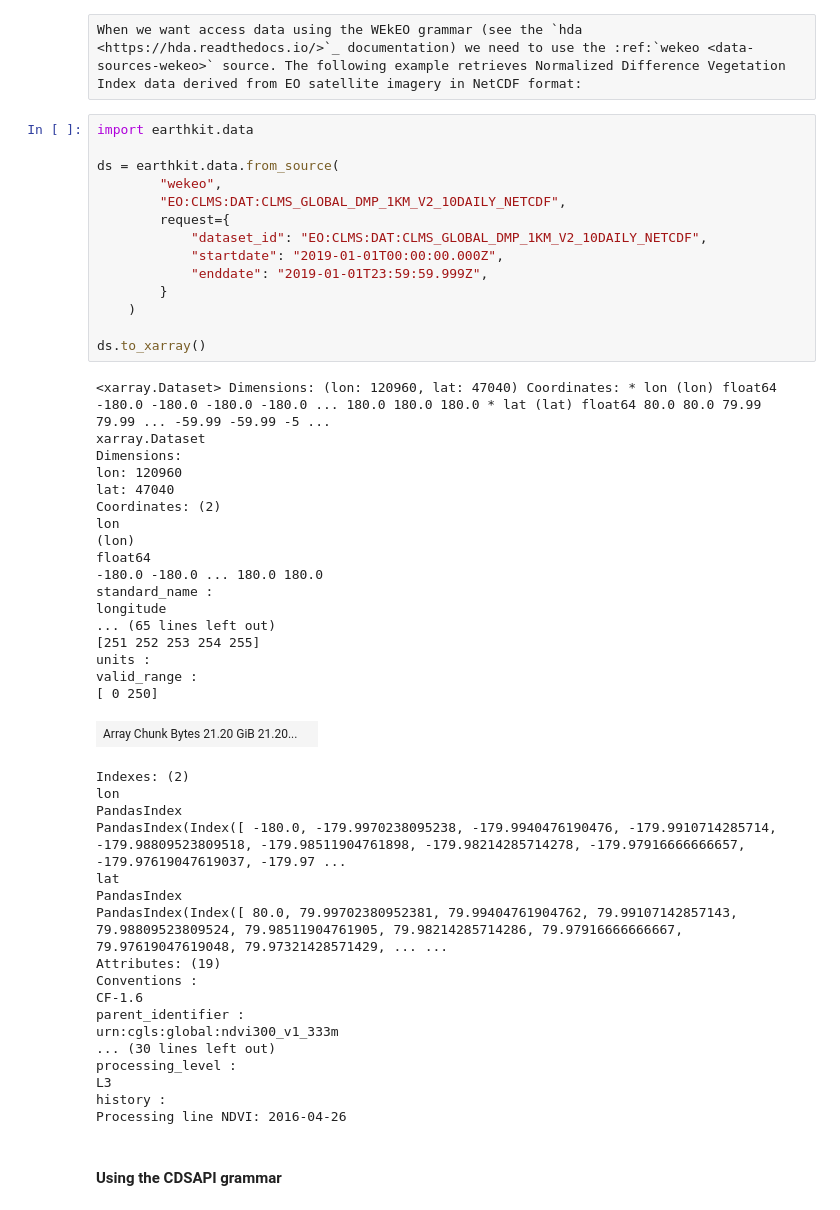
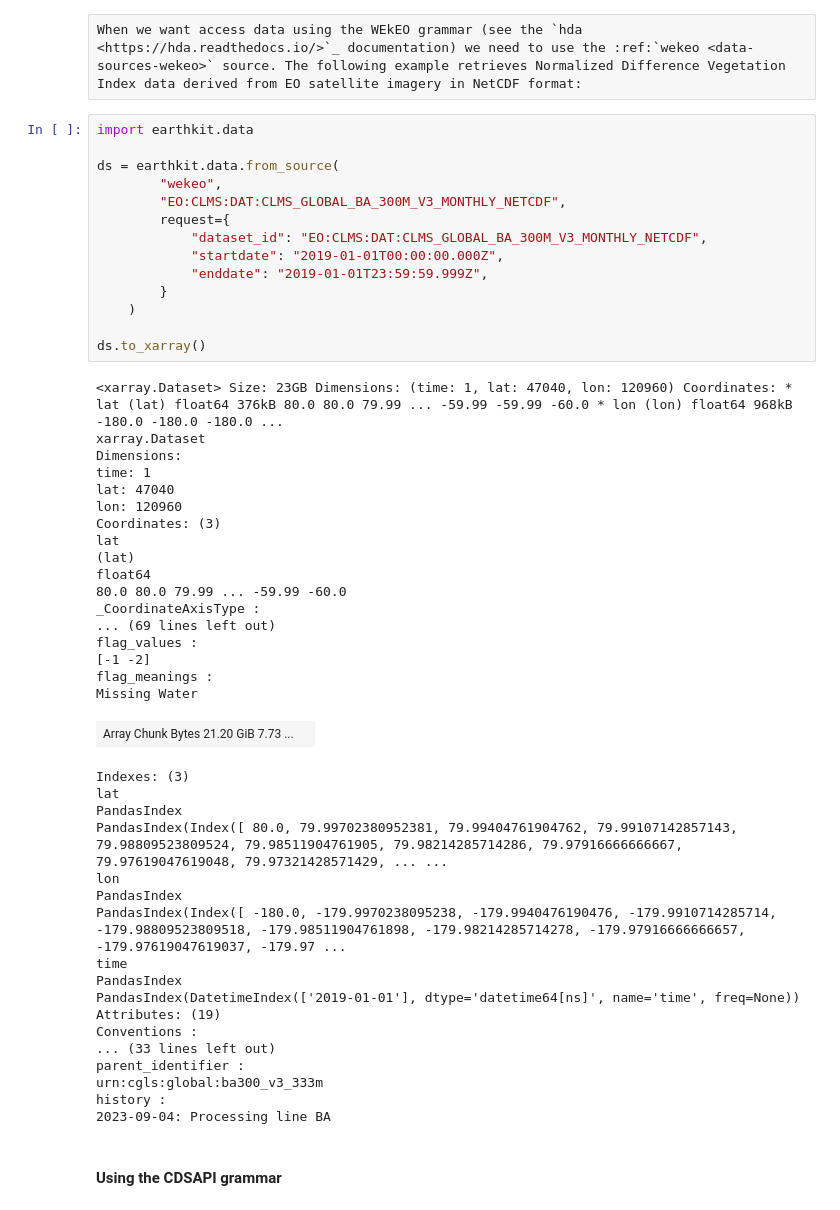
Before and after one commit to ecmwf/earthkit-data, a Jupyter notebook: docs/examples/wekeo.ipynb, the cells around one changed output. Saved outputs shown, nothing was run; the diff lists cells and outputs as text.

```diff
--- a/docs/examples/wekeo.ipynb
+++ b/docs/examples/wekeo.ipynb
@@ -9,53 +9,53 @@ When we want access data using the WEkEO grammar (see the `hda <https://hda.read
 # %%
 import earthkit.data
 
 ds = earthkit.data.from_source(
         "wekeo",
-        "EO:CLMS:DAT:CLMS_GLOBAL_DMP_1KM_V2_10DAILY_NETCDF",
+        "EO:CLMS:DAT:CLMS_GLOBAL_BA_300M_V3_MONTHLY_NETCDF",
         request={
-            "dataset_id": "EO:CLMS:DAT:CLMS_GLOBAL_DMP_1KM_V2_10DAILY_NETCDF",
+            "dataset_id": "EO:CLMS:DAT:CLMS_GLOBAL_BA_300M_V3_MONTHLY_NETCDF",
             "startdate": "2019-01-01T00:00:00.000Z",
             "enddate": "2019-01-01T23:59:59.999Z",
         }
     )
 
 ds.to_xarray()
 # %% [output]
-<xarray.Dataset> Dimensions: (lon: 120960, lat: 47040) Coordinates: * lon (lon) float64 -180.0 -180.0 -180.0 -180.0 ... 180.0 180.0 180.0 * lat (lat) float64 80.0 80.0 79.99 79.99 ... -59.99 -59.99 -5 ...
+<xarray.Dataset> Size: 23GB Dimensions: (time: 1, lat: 47040, lon: 120960) Coordinates: * lat (lat) float64 376kB 80.0 80.0 79.99 ... -59.99 -59.99 -60.0 * lon (lon) float64 968kB -180.0 -180.0 -180.0 ...
 xarray.Dataset
 Dimensions:
+time: 1
+lat: 47040
 lon: 120960
-lat: 47040
-Coordinates: (2)
-lon
-(lon)
+Coordinates: (3)
+lat
+(lat)
 float64
--180.0 -180.0 ... 180.0 180.0
-standard_name :
-longitude
-... (65 lines left out)
-[251 252 253 254 255]
-units :
-valid_range :
-[ 0 250]
+80.0 80.0 79.99 ... -59.99 -60.0
+_CoordinateAxisType :
+... (69 lines left out)
+flag_values :
+[-1 -2]
+flag_meanings :
+Missing Water
-| Array Chunk Bytes 21.20 GiB 21.20... |  |
+| Array Chunk Bytes 21.20 GiB 7.73 ... |  |
-Indexes: (2)
+Indexes: (3)
+lat
+PandasIndex
+PandasIndex(Index([ 80.0, 79.99702380952381, 79.99404761904762, 79.99107142857143, 79.98809523809524, 79.98511904761905, 79.98214285714286, 79.97916666666667, 79.97619047619048, 79.97321428571429, ... ...
 lon
 PandasIndex
 PandasIndex(Index([ -180.0, -179.9970238095238, -179.9940476190476, -179.9910714285714, -179.98809523809518, -179.98511904761898, -179.98214285714278, -179.97916666666657, -179.97619047619037, -179.97 ...
-lat
+time
 PandasIndex
-PandasIndex(Index([ 80.0, 79.99702380952381, 79.99404761904762, 79.99107142857143, 79.98809523809524, 79.98511904761905, 79.98214285714286, 79.97916666666667, 79.97619047619048, 79.97321428571429, ... ...
+PandasIndex(DatetimeIndex(['2019-01-01'], dtype='datetime64[ns]', name='time', freq=None))
 Attributes: (19)
 Conventions :
-CF-1.6
+... (33 lines left out)
 parent_identifier :
-urn:cgls:global:ndvi300_v1_333m
-... (30 lines left out)
-processing_level :
-L3
+urn:cgls:global:ba300_v3_333m
 history :
-Processing line NDVI: 2016-04-26
+2023-09-04: Processing line BA
 # %% [markdown]
 ####  Using the CDSAPI grammar
 # %% [raw]
```
Also changed, not shown: 2 other files.
